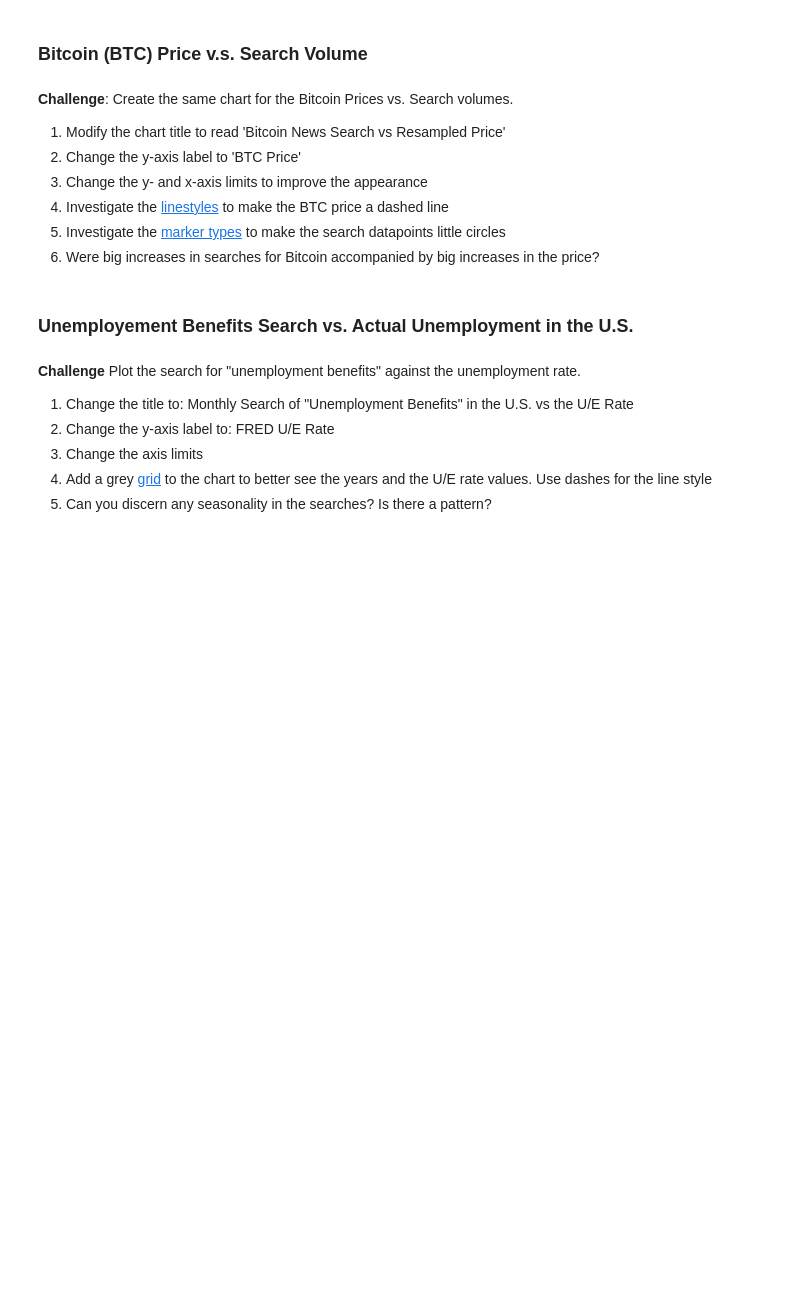
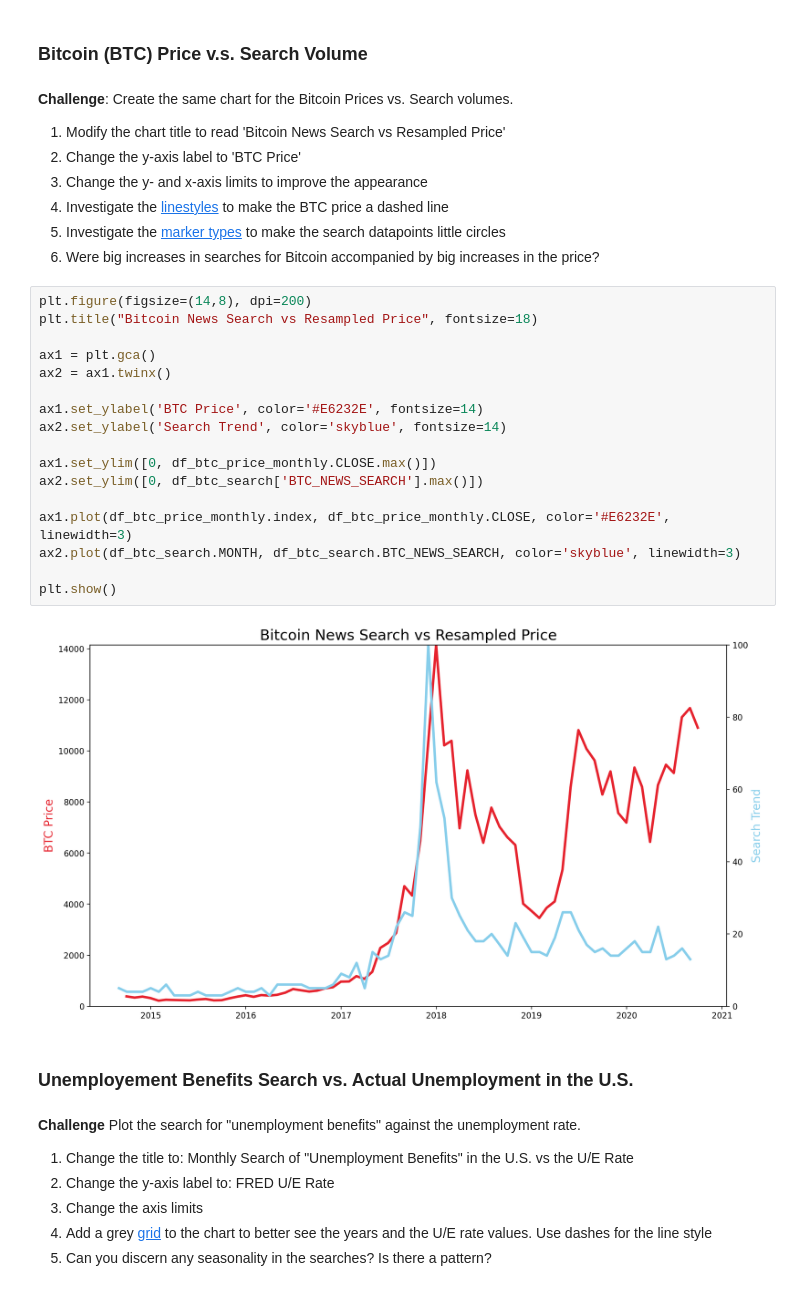
Before and after one commit to anandachanta19/100DaysOfCode, a Jupyter notebook: Google Trends Data/Google Trends and Data Visualisation (start).ipynb, the cells around one changed output. Drawn from its saved outputs; the diff is of its cells as text; blank space fills up the shorter version.

```diff
--- a/Google Trends Data/Google Trends and Data Visualisation (start).ipynb
+++ b/Google Trends Data/Google Trends and Data Visualisation (start).ipynb
@@ -287,6 +287,25 @@ How to add tick formatting for dates on the x-axis.
 4. Investigate the [linestyles](https://matplotlib.org/3.2.1/api/_as_gen/matplotlib.pyplot.plot.html ) to make the BTC price a dashed line <br>
 5. Investigate the [marker types](https://matplotlib.org/3.2.1/api/markers_api.html) to make the search datapoints little circles <br>
 6. Were big increases in searches for Bitcoin accompanied by big increases in the price?
+# %%
+plt.figure(figsize=(14,8), dpi=200)
+plt.title("Bitcoin News Search vs Resampled Price", fontsize=18)
+
+ax1 = plt.gca()
+ax2 = ax1.twinx()
+
+ax1.set_ylabel('BTC Price', color='#E6232E', fontsize=14)
+ax2.set_ylabel('Search Trend', color='skyblue', fontsize=14)
+
+ax1.set_ylim([0, df_btc_price_monthly.CLOSE.max()])
+ax2.set_ylim([0, df_btc_search['BTC_NEWS_SEARCH'].max()])
+
+ax1.plot(df_btc_price_monthly.index, df_btc_price_monthly.CLOSE, color='#E6232E', linewidth=3)
+ax2.plot(df_btc_search.MONTH, df_btc_search.BTC_NEWS_SEARCH, color='skyblue', linewidth=3)
+
+plt.show()
+# %% [output]
+[figure, added]
 # %% [markdown]
 ### Unemployement Benefits Search vs. Actual Unemployment in the U.S.
 # %% [markdown]
```
Also changed, not shown: parts of 5 cells of this notebook.
